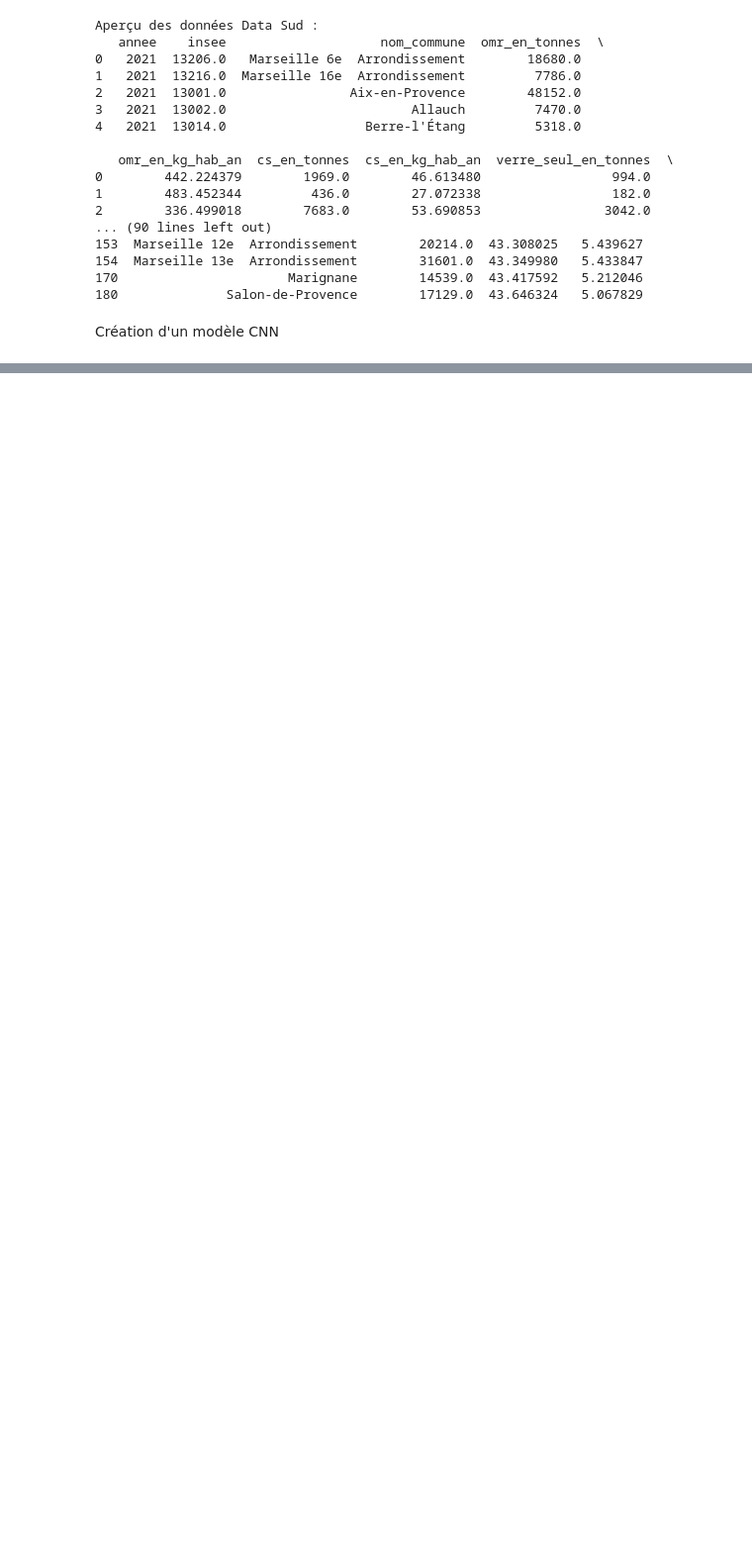
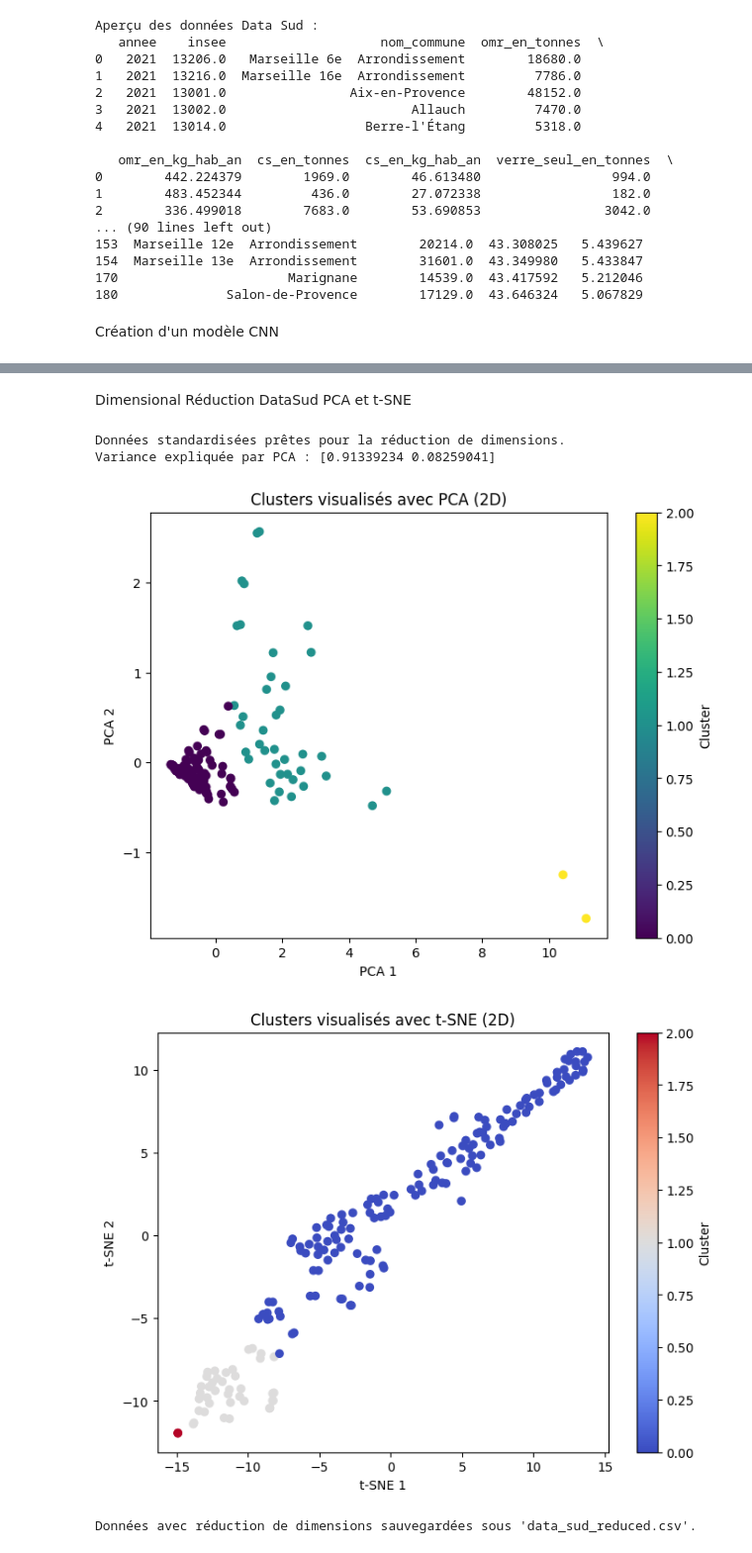
Before and after one commit to thomasalmd/ML-for-de, a Jupyter notebook: ML-for-de.ipynb, the cells around one changed output, grey strips where cells are left out. Shown: that part at 99% size. Cells and saved outputs as stored; diff of their text form; code cells hidden in the pictures; blank space fills up the shorter version.

```diff
--- a/ML-for-de.ipynb
+++ b/ML-for-de.ipynb
@@ -211,0 +560,70 @@ Création d'un modèle CNN
+# %% [markdown]
+Dimensional Réduction DataSud PCA et t-SNE
+# %%
+import pandas as pd
+import numpy as np
+from sklearn.decomposition import PCA
+from sklearn.manifold import TSNE
+import matplotlib.pyplot as plt
+from sklearn.preprocessing import StandardScaler
+
+# Charger les données enrichies avec clusters
+data_sud = pd.read_csv(r'Data Sud\data_sud_clustered.csv')
+
+# Sélectionner les colonnes pertinentes pour l'analyse
+features = ['omr_en_tonnes', 'cs_en_tonnes', 'verre_seul_en_tonnes']
+clustering_data = data_sud[features].dropna()
+
+# Standardiser les données
+scaler = StandardScaler()
+clustering_data_scaled = scaler.fit_transform(clustering_data)
+
+print("Données standardisées prêtes pour la réduction de dimensions.")
+
+# ---- PCA : Réduction à 2 dimensions ----
+pca = PCA(n_components=2)
+pca_data = pca.fit_transform(clustering_data_scaled)
+
+# Ajouter les composants PCA au dataset
+data_sud['PCA_1'] = pca_data[:, 0]
+data_sud['PCA_2'] = pca_data[:, 1]
+
+# Variance expliquée par composant
+explained_variance = pca.explained_variance_ratio_
+print(f"Variance expliquée par PCA : {explained_variance}")
+
+# Visualisation des clusters avec PCA
+plt.figure(figsize=(8, 6))
+plt.scatter(pca_data[:, 0], pca_data[:, 1], c=data_sud['kmeans_cluster'], cmap='viridis')
+plt.title('Clusters visualisés avec PCA (2D)')
+plt.xlabel('PCA 1')
+plt.ylabel('PCA 2')
+plt.colorbar(label='Cluster')
+plt.show()
+
+# ---- t-SNE : Visualisation avancée ----
+tsne = TSNE(n_components=2, perplexity=30, random_state=42)
+tsne_data = tsne.fit_transform(clustering_data_scaled)
+
+# Ajouter les composants t-SNE au dataset
+data_sud['tSNE_1'] = tsne_data[:, 0]
+data_sud['tSNE_2'] = tsne_data[:, 1]
+
+# Visualisation des clusters avec t-SNE
+plt.figure(figsize=(8, 6))
+plt.scatter(tsne_data[:, 0], tsne_data[:, 1], c=data_sud['kmeans_cluster'], cmap='coolwarm')
+plt.title('Clusters visualisés avec t-SNE (2D)')
+plt.xlabel('t-SNE 1')
+plt.ylabel('t-SNE 2')
+plt.colorbar(label='Cluster')
+plt.show()
+
+# ---- Sauvegarde des résultats ----
+data_sud.to_csv(r'Data Sud\data_sud_reduced.csv', index=False)
+print("\nDonnées avec réduction de dimensions sauvegardées sous 'data_sud_reduced.csv'.")
+# %% [output]
+Données standardisées prêtes pour la réduction de dimensions.
+Variance expliquée par PCA : [0.91339234 0.08259041]
+[figure, added]
+[figure, added]
+Données avec réduction de dimensions sauvegardées sous 'data_sud_reduced.csv'.
```
Also changed, not shown: parts of 22 cells of this notebook, 4 other files.
